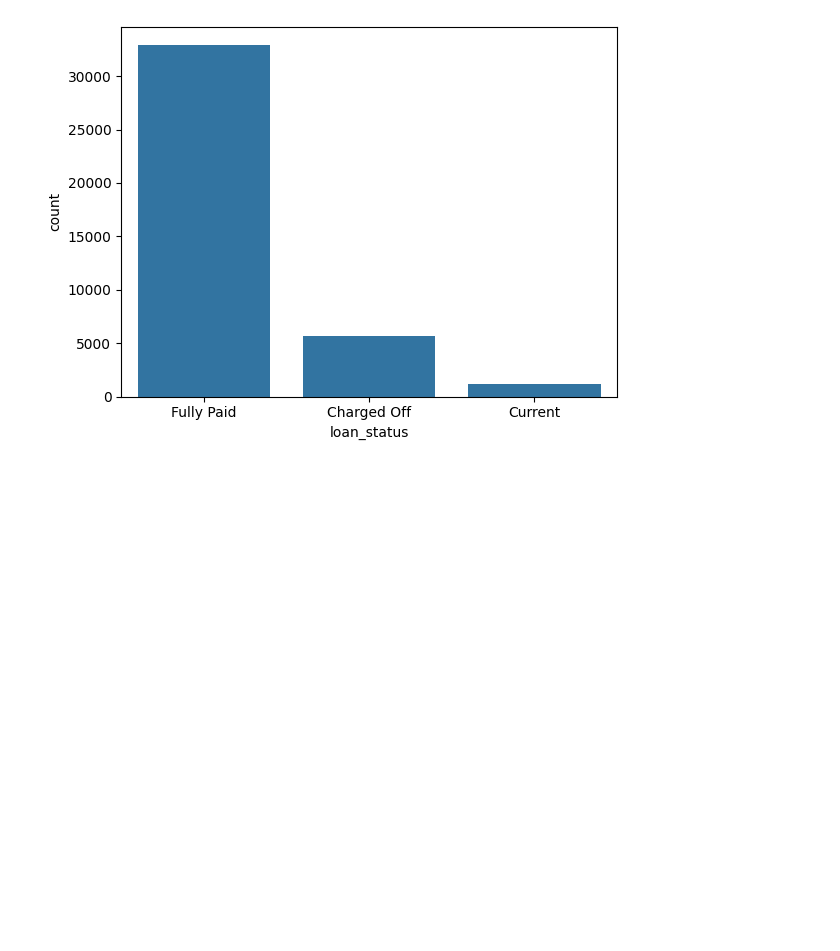
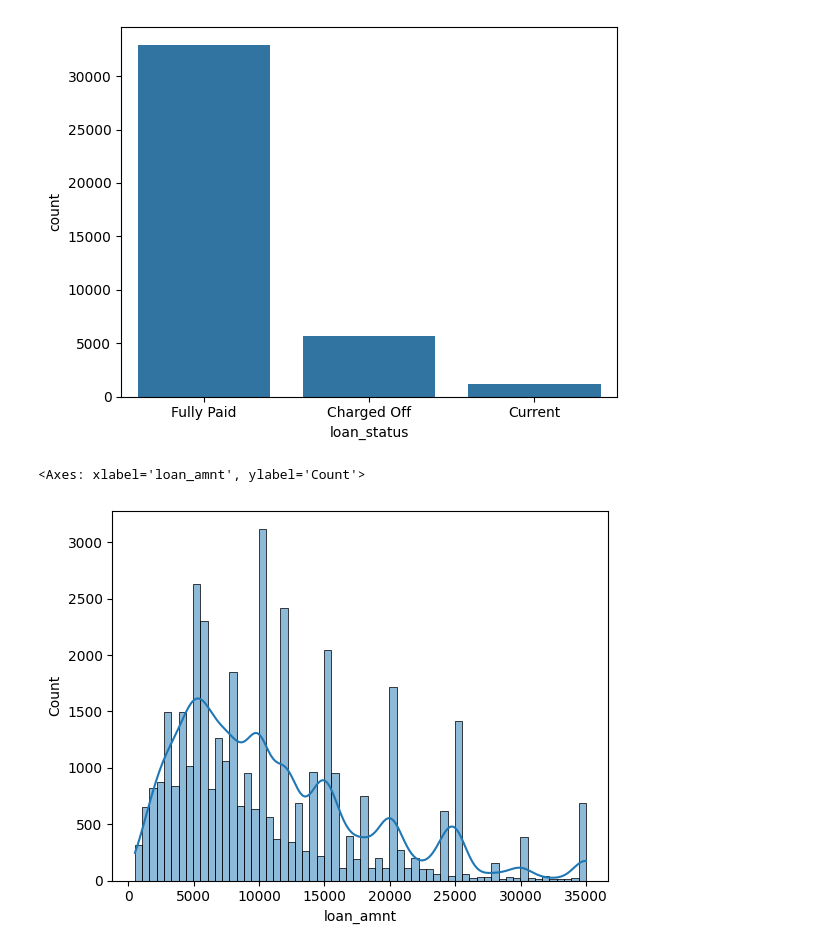
Before and after one commit to aayush4jha/ML, a Jupyter notebook: L-1/file.ipynb, the cells around one changed output. Drawn from its saved outputs; the diff is of its cells as text; code cells hidden in the pictures; blank space fills up the shorter version.

Commit message:
Histplot

```diff
--- a/L-1/file.ipynb
+++ b/L-1/file.ipynb
@@ -68,3 +81,8 @@ sns.countplot(data=df, x='loan_status')
 # %% [output]
 <Axes: xlabel='loan_status', ylabel='count'>
 [figure]
+# %%
+sns.histplot(df['loan_amnt'], kde=True)
+# %% [output]
+<Axes: xlabel='loan_amnt', ylabel='Count'>
+[figure, added]
```
Also changed, not shown: parts of 1 cell of this notebook.
